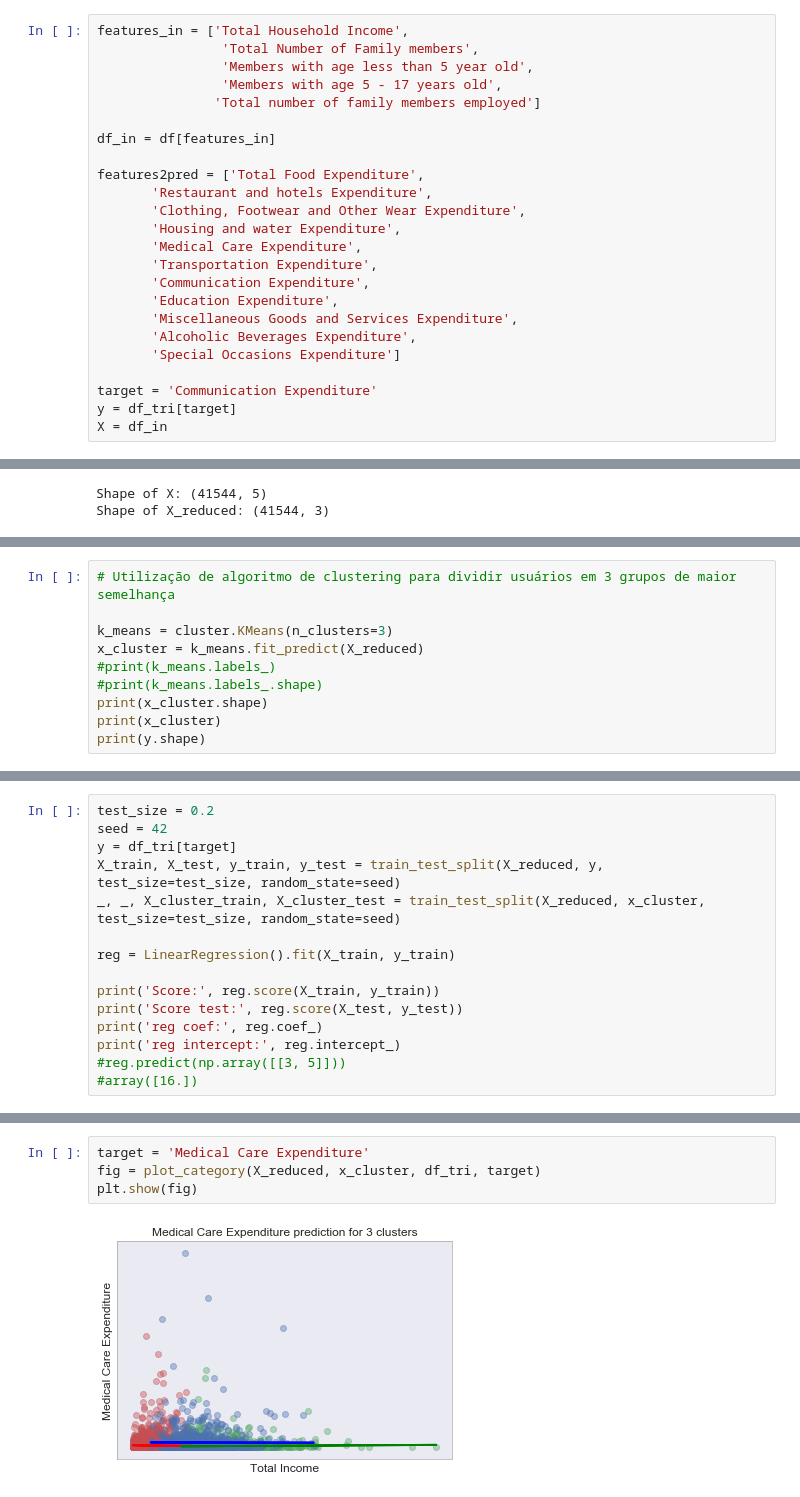
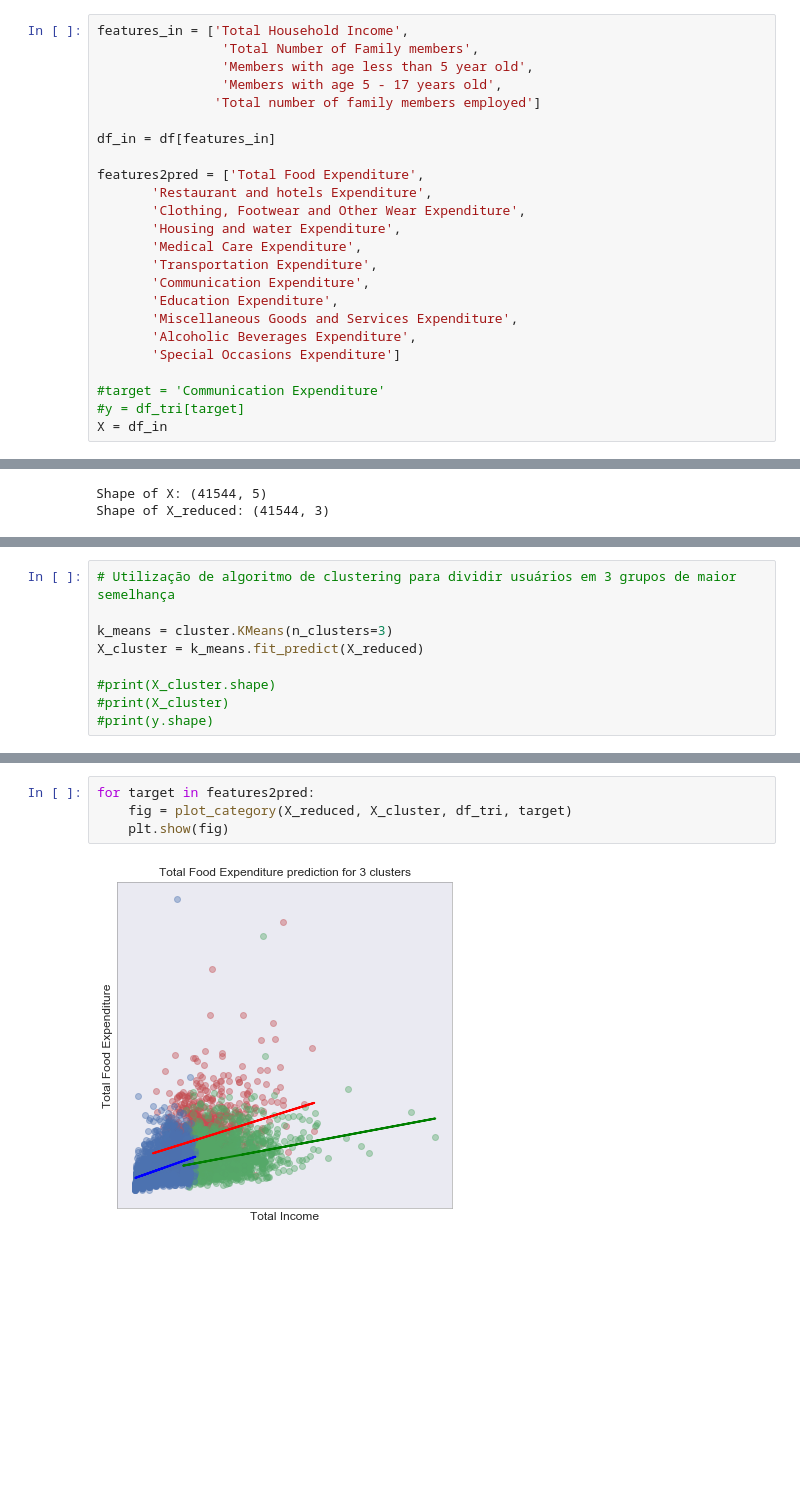
Before and after one commit to l-vicen/Nubank-Hackathon, a Jupyter notebook: Hackathon_Nubank_prototype.ipynb, the cells around one changed output, grey strips where cells are left out. Cells and saved outputs as stored; diff of their text form; blank space fills up the shorter version.

```diff
--- a/Hackathon_Nubank_prototype.ipynb
+++ b/Hackathon_Nubank_prototype.ipynb
@@ -318,8 +307,8 @@ features2pred = ['Total Food Expenditure',
        'Alcoholic Beverages Expenditure',
        'Special Occasions Expenditure']
 
-target = 'Communication Expenditure'
-y = df_tri[target]
+#target = 'Communication Expenditure'
+#y = df_tri[target]
 X = df_in
 # %%
 # Pre processamento de dados: centralização e escalonamento
@@ -389,9 +375,8 @@ ax.scatter3D(x1, x2, x3, cmap='Greens');
 # Utilização de algoritmo de clustering para dividir usuários em 3 grupos de maior semelhança
 
 k_means = cluster.KMeans(n_clusters=3)
-x_cluster = k_means.fit_predict(X_reduced)
-#print(k_means.labels_)
-#print(k_means.labels_.shape)
-print(x_cluster.shape)
-print(x_cluster)
-print(y.shape)
+X_cluster = k_means.fit_predict(X_reduced)
+
+#print(X_cluster.shape)
+#print(X_cluster)
+#print(y.shape)
@@ -402,15 +382,0 @@ print(y.shape)
-# %%
-test_size = 0.2
-seed = 42
-y = df_tri[target]
-X_train, X_test, y_train, y_test = train_test_split(X_reduced, y, test_size=test_size, random_state=seed)
-_, _, X_cluster_train, X_cluster_test = train_test_split(X_reduced, x_cluster, test_size=test_size, random_state=seed)
-
-reg = LinearRegression().fit(X_train, y_train)
-
-print('Score:', reg.score(X_train, y_train))
-print('Score test:', reg.score(X_test, y_test))
-print('reg coef:', reg.coef_)
-print('reg intercept:', reg.intercept_)
-#reg.predict(np.array([[3, 5]]))
-#array([16.])
@@ -569,6 +435,6 @@ def plot_category(X_red, X_cluster, df_tri, target):
 # %%
-target = 'Medical Care Expenditure'
-fig = plot_category(X_reduced, x_cluster, df_tri, target)
-plt.show(fig)
+for target in features2pred:
+    fig = plot_category(X_reduced, X_cluster, df_tri, target)
+    plt.show(fig)
 # %% [output]
-[figure, old version]
+[figure, new version]
```
Also changed, not shown: parts of 12 cells of this notebook, 1 other file.
